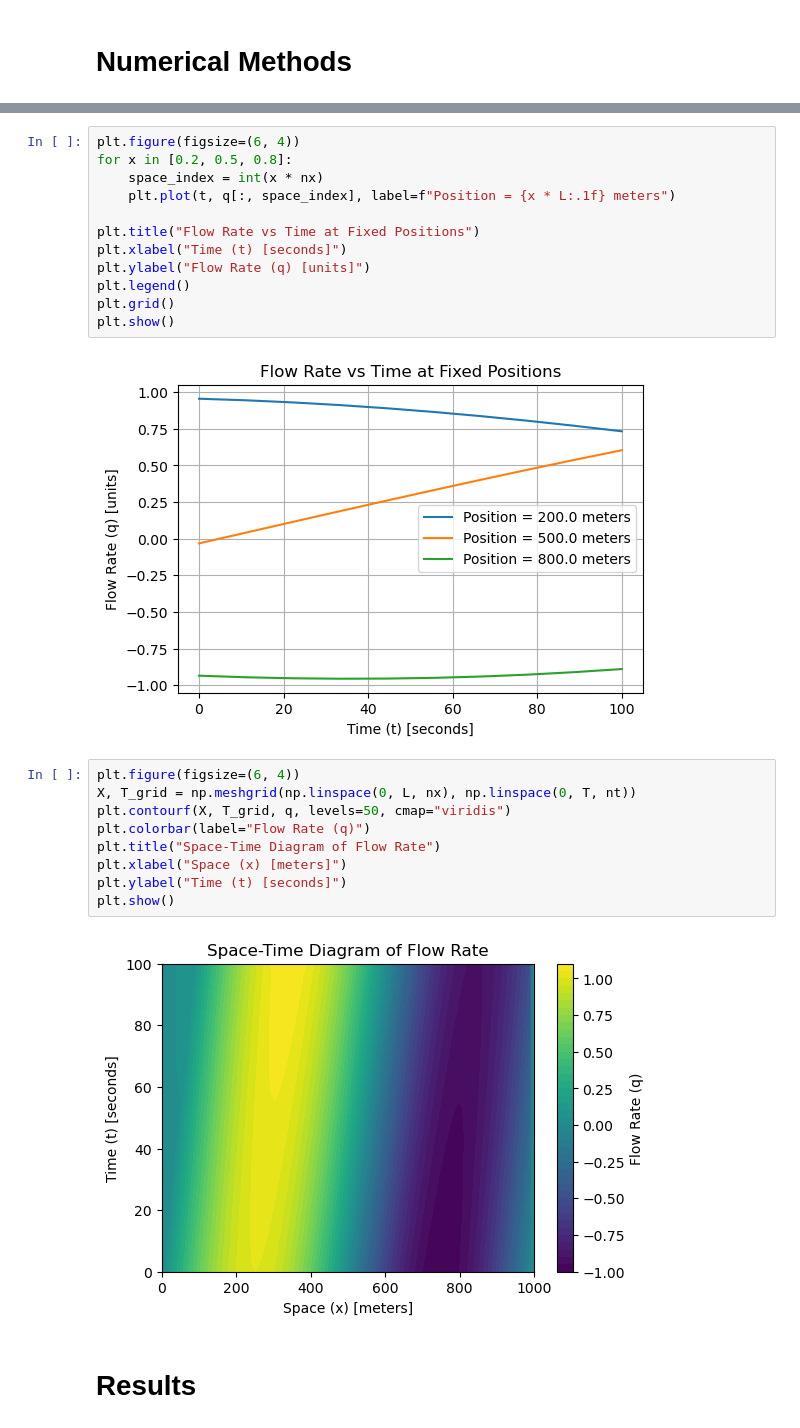
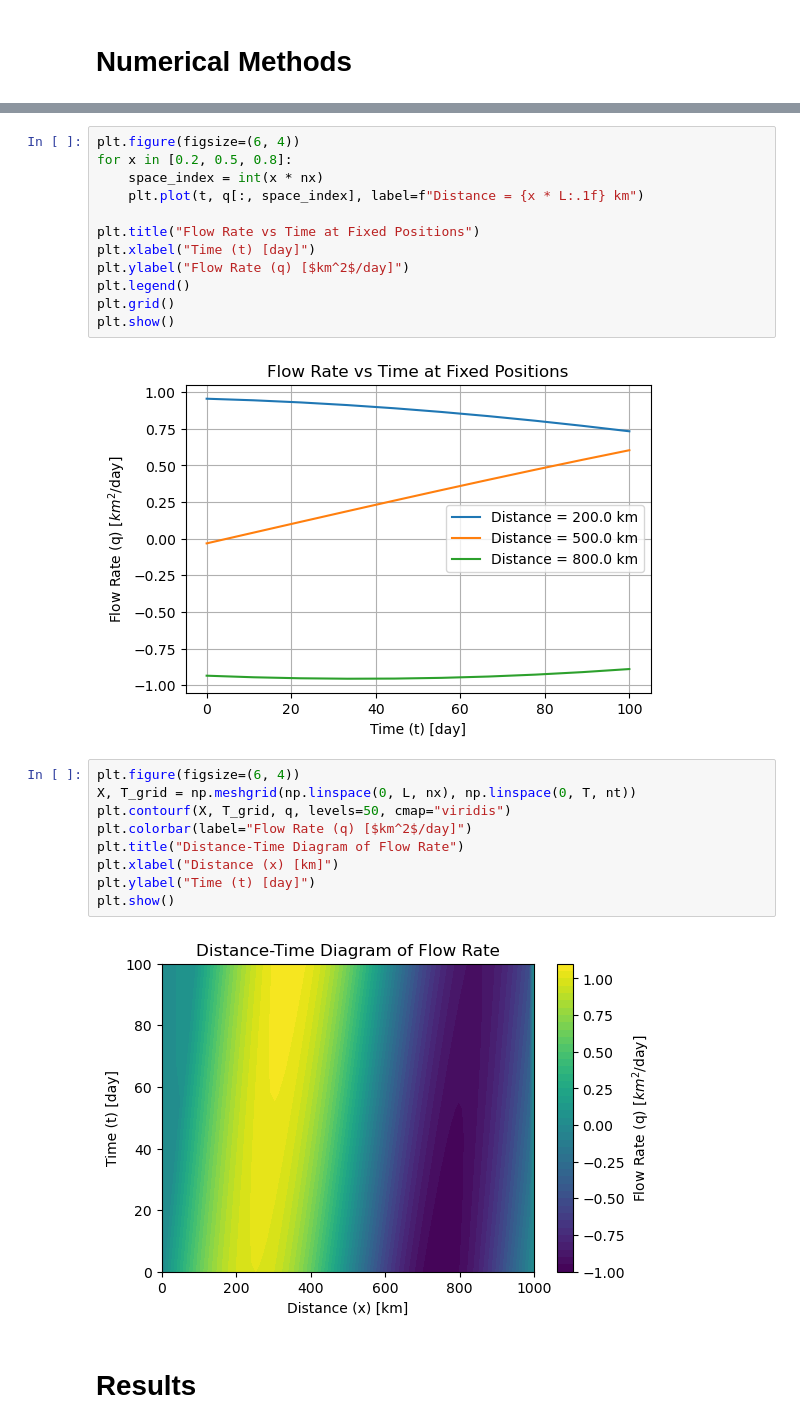
Before and after one commit to samisaurin/easfinal, a Jupyter notebook: eas2.ipynb, the cells around one changed output, grey strips where cells are left out. Drawn from its saved outputs; the diff is of its cells as text.

```diff
--- a/eas2.ipynb
+++ b/eas2.ipynb
@@ -136,26 +136,26 @@ plt.show()
 plt.figure(figsize=(6, 4))
 for x in [0.2, 0.5, 0.8]:
     space_index = int(x * nx)
-    plt.plot(t, q[:, space_index], label=f"Position = {x * L:.1f} meters")
+    plt.plot(t, q[:, space_index], label=f"Distance = {x * L:.1f} km")
 
 plt.title("Flow Rate vs Time at Fixed Positions")
-plt.xlabel("Time (t) [seconds]")
-plt.ylabel("Flow Rate (q) [units]")
+plt.xlabel("Time (t) [day]")
+plt.ylabel("Flow Rate (q) [$km^2$/day]")
 plt.legend()
 plt.grid()
 plt.show()
 # %% [output]
-[figure, old version]
+[figure, new version]
 # %%
 plt.figure(figsize=(6, 4))
 X, T_grid = np.meshgrid(np.linspace(0, L, nx), np.linspace(0, T, nt))
 plt.contourf(X, T_grid, q, levels=50, cmap="viridis")
-plt.colorbar(label="Flow Rate (q)")
-plt.title("Space-Time Diagram of Flow Rate")
-plt.xlabel("Space (x) [meters]")
-plt.ylabel("Time (t) [seconds]")
+plt.colorbar(label="Flow Rate (q) [$km^2$/day]")
+plt.title("Distance-Time Diagram of Flow Rate")
+plt.xlabel("Distance (x) [km]")
+plt.ylabel("Time (t) [day]")
 plt.show()
 # %% [output]
-[figure, old version]
+[figure, new version]
 # %% [markdown]
 # Results
```
Also changed, not shown: parts of 10 cells of this notebook.
